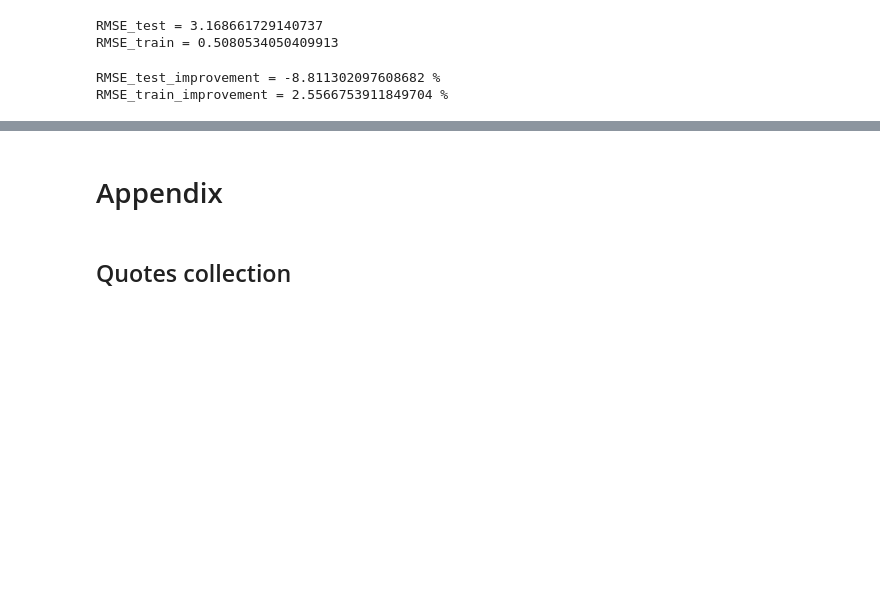
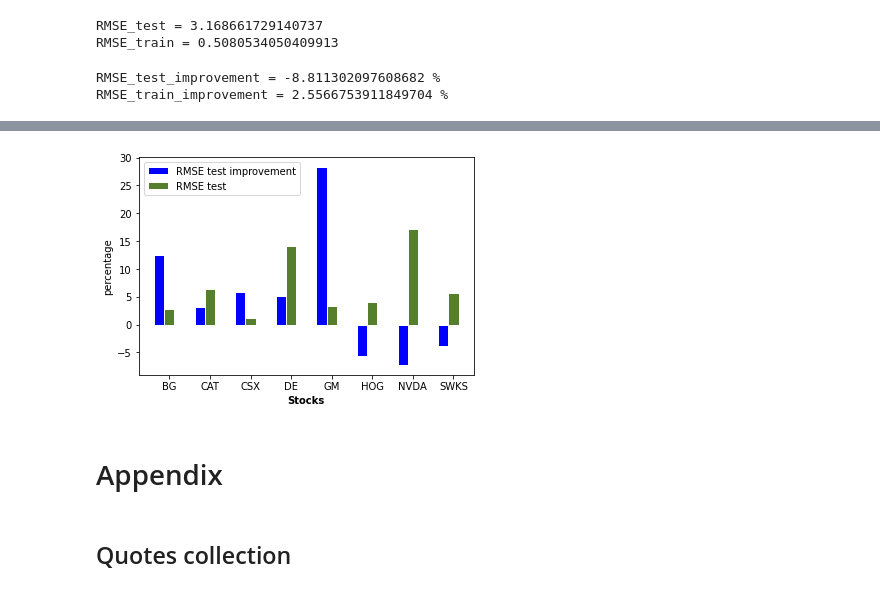
Before and after one commit to rhitamam/ada-2021-project-adaptiveness, a Jupyter notebook: TradeWarUSAndChina.ipynb, the cells around one changed output, grey strips where cells are left out. Drawn from its saved outputs; the diff is of its cells as text; code cells hidden in the pictures; blank space fills up the shorter version.

```diff
--- a/TradeWarUSAndChina.ipynb
+++ b/TradeWarUSAndChina.ipynb
@@ -826,0 +917,18 @@ RMSE_train_improvement = 2.5566753911849704 %
+# %%
+stocks = ['BG', 'CSX', 'GM', 'NVDA', 'CAT', 'DE', 'HOG', 'SWKS','DJIA']
+quotes = pd.read_json('china_trade_vader_pos_neg_sentiment.json', orient='records', lines=True)
+dictionary_of_improvement = dict()
+for stock_name in stocks:
+
+  stock = pd.read_csv('data/stock_data/{}_data.csv'.format(stock_name))
+  RMSE_test, _ = myfunc(stock,quotes,True)
+
+  stock = pd.read_csv('data/stock_data/{}_data.csv'.format(stock_name))
+  RMSE_test_no_sent, _ = myfunc(stock,quotes,False)
+
+
+  RMSE_test_improvement = (RMSE_test_no_sent - RMSE_test) / RMSE_test
+  dictionary_of_improvement[stock_name] = [RMSE_test_improvement * 100, RMSE_test]
+  print('RMSE_test_improvement = {} %'.format(RMSE_test_improvement * 100))
+
+print(dictionary_of_improvement)
@@ -827,3 +965,61 @@ RMSE_train_improvement = 2.5566753911849704 %
+# %%
+# Plot a graph of improvement comparing stocks
+barWidth = 0.25
+
+
+
+bars1 = [dictionary_of_improvement['BG'][0],
+        dictionary_of_improvement['CAT'][0],
+        dictionary_of_improvement['CSX'][0],
+        dictionary_of_improvement['DE'][0],
+        dictionary_of_improvement['GM'][0],
+        dictionary_of_improvement['HOG'][0],
+        dictionary_of_improvement['NVDA'][0],
+        dictionary_of_improvement['SWKS'][0]]
+
+
+bars2 = [dictionary_of_improvement['BG'][1],
+        dictionary_of_improvement['CAT'][1],
+        dictionary_of_improvement['CSX'][1],
+        dictionary_of_improvement['DE'][1],
+        dictionary_of_improvement['GM'][1],
+        dictionary_of_improvement['HOG'][1],
+        dictionary_of_improvement['NVDA'][1],
+        dictionary_of_improvement['SWKS'][1]]
+
+
+
+
+
+# Set position of bar on X axis
+r1 = np.arange(len(bars1))
+r2 = [x + barWidth for x in r1]
+r3 = [x + barWidth for x in r2]
+
+# Make the plot
+plt.bar(r1, bars1, color='#0000FF', width=barWidth, edgecolor='white', label='RMSE test improvement')
+plt.bar(r2, bars2, color='#557f2d', width=barWidth, edgecolor='white', label='RMSE test')
+
+# Add xticks on the middle of the group bars
+plt.xlabel('group', fontweight='bold')
+plt.xticks([r + barWidth for r in range(len(bars1))], ["BG",
+                                                      "CAT",
+                                                      "CSX",
+                                                      "DE",
+                                                      "GM",
+                                                      "HOG",
+                                                      "NVDA",
+                                                      "SWKS"
+                                                      ])
+
+# Create legend & Show graphic
+plt.xlabel('Stocks')
+plt.ylabel('percentage')
+
+plt.legend()
+plt.show()
+# %% [output]
+[figure, added]
 # %% [markdown]
 # Appendix
 # %% [markdown]
```
Also changed, not shown: parts of 5 cells of this notebook, 4 other files.
